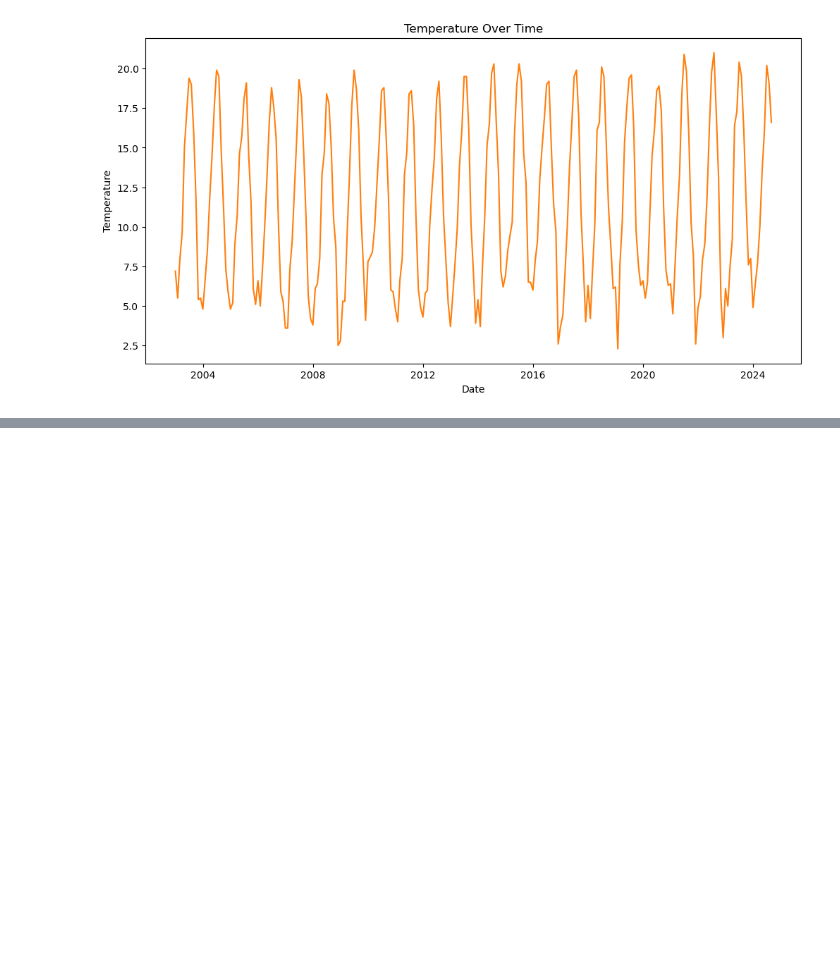
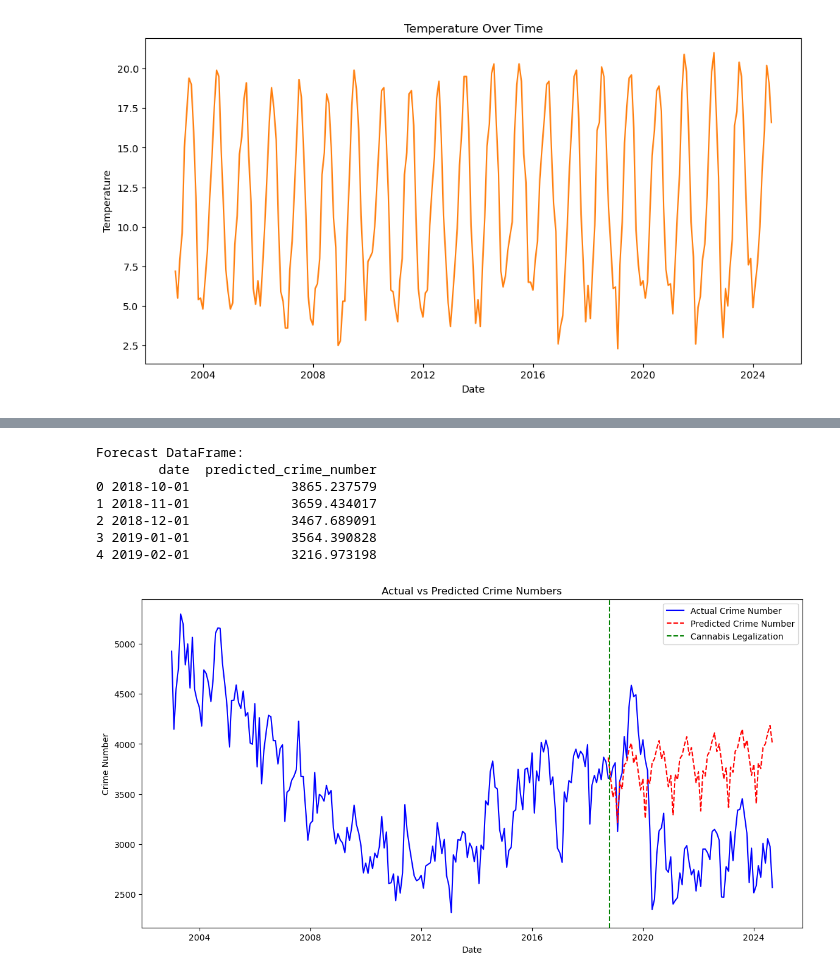
Before and after one commit to HantzeWANG/ECON490, a Jupyter notebook: CrimePrediction.ipynb, the cells around one changed output, grey strips where cells are left out. Cells and saved outputs as stored; diff of their text form; code cells hidden in the pictures; blank space fills up the shorter version.

```diff
--- a/CrimePrediction.ipynb
+++ b/CrimePrediction.ipynb
@@ -146,3 +141,13 @@ plt.ylabel('Temperature')
 plt.show()
 # %% [output]
 [figure]
+# %%
+police_data = pd.read_csv("./unemployment_police.csv")
+
+police_data['Date'] = pd.to_datetime(police_data['Date'])
+
+police_data.rename(columns={'Date': 'date'}, inplace=True)
+
+merged_df = pd.merge(monthly_df, police_data, how='left', on='date')
+
+merged_df.head(1000)
@@ -148,0 +168,55 @@ plt.show()
+# %%
+import pandas as pd
+import matplotlib.pyplot as plt
+from statsmodels.tsa.statespace.sarimax import SARIMAX
+
+# Step 1: Filter data to include only dates before October 17, 2018
+pre_legalization_data = merged_df[merged_df['date'] < '2018-10-17']
+
+# Step 2: Prepare the time series data for the 'crime_number' variable
+crime_series = pre_legalization_data.set_index('date')['crime_number']
+crime_series = crime_series.asfreq('MS')
+
+
+# Step 3: Define and fit the SARIMA model
+model = SARIMAX(crime_series, order=(1, 1, 1), seasonal_order=(1, 1, 1, 12))
+sarima_model = model.fit(disp=False)
+
+# Step 4: Forecast crime numbers from October 2018 to the end of the dataset
+forecast_start = '2018-10-01'
+forecast_end = merged_df['date'].max()
+forecast = sarima_model.predict(start=forecast_start, end=forecast_end, dynamic=True)
+
+# Step 5: Convert forecast to DataFrame and check it
+forecast_df = forecast.reset_index()
+forecast_df.columns = ['date', 'predicted_crime_number']
+print("Forecast DataFrame:")
+print(forecast_df.head())  # Check if forecast_df has the expected structure
+
+# Step 6: Merge the forecast with the original data to ensure alignment
+merged_df = pd.merge(merged_df, forecast_df, how='left', on='date')
+
+# Step 7: Plot actual vs. predicted crime numbers
+legalization_date = pd.to_datetime('2018-10-17')
+plt.figure(figsize=(14, 7))
+plt.plot(merged_df['date'], merged_df['crime_number'], label="Actual Crime Number", color="blue")
+plt.plot(merged_df['date'], merged_df['predicted_crime_number'], label="Predicted Crime Number", color="red", linestyle="--")
+plt.axvline(x=legalization_date, color='green', linestyle='--', label='Cannabis Legalization')
+plt.xlabel("Date")
+plt.ylabel("Crime Number")
+plt.title("Actual vs Predicted Crime Numbers")
+plt.legend()
+plt.show()
+
+# Step 8: Calculate and print the difference to quantify the impact
+merged_df['crime_difference'] = merged_df['crime_number'] - merged_df['predicted_crime_number']
+print(merged_df[['date', 'crime_number', 'predicted_crime_number', 'crime_difference']].tail(15))
+# %% [output]
+Forecast DataFrame:
+        date  predicted_crime_number
+0 2018-10-01             3865.237579
+1 2018-11-01             3659.434017
+2 2018-12-01             3467.689091
+3 2019-01-01             3564.390828
+4 2019-02-01             3216.973198
+[figure, added]
```
Also changed, not shown: parts of 4 cells of this notebook, 4 other files.
